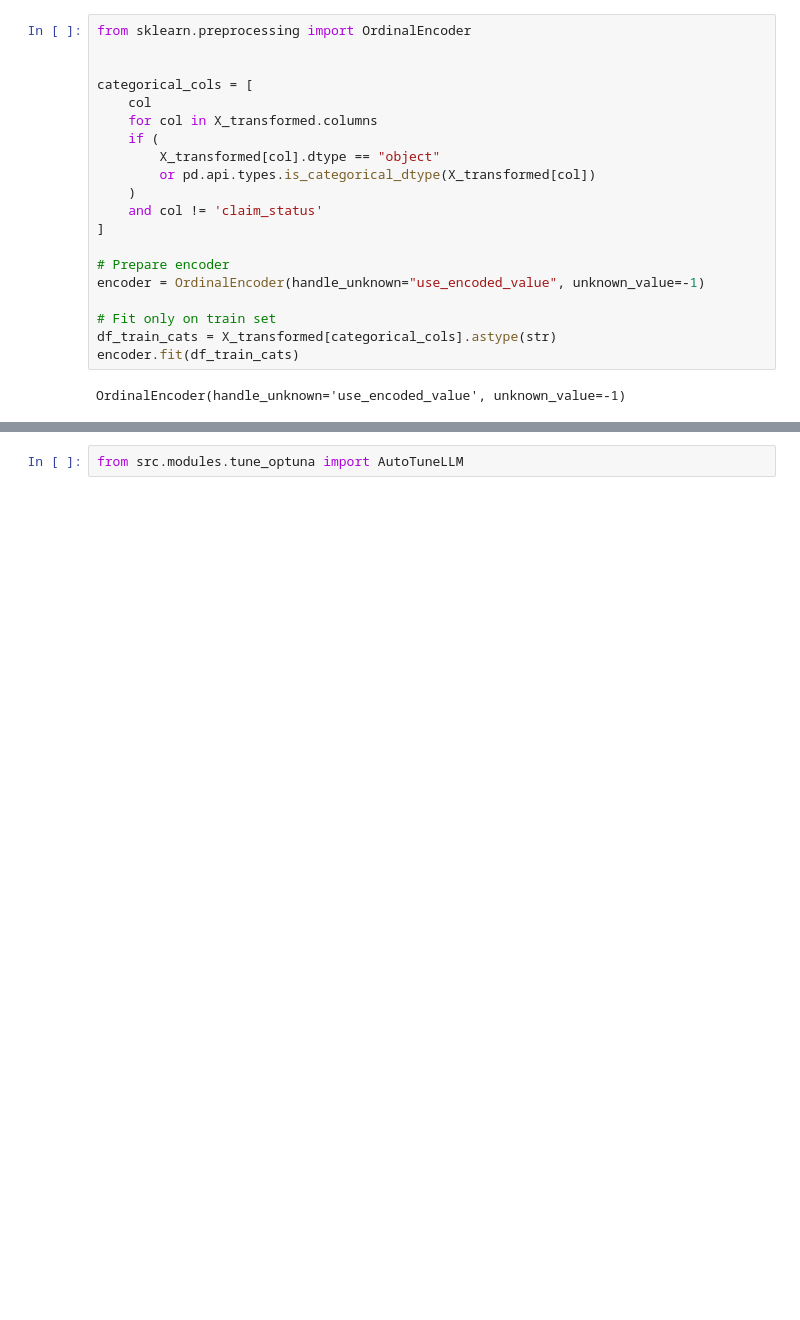
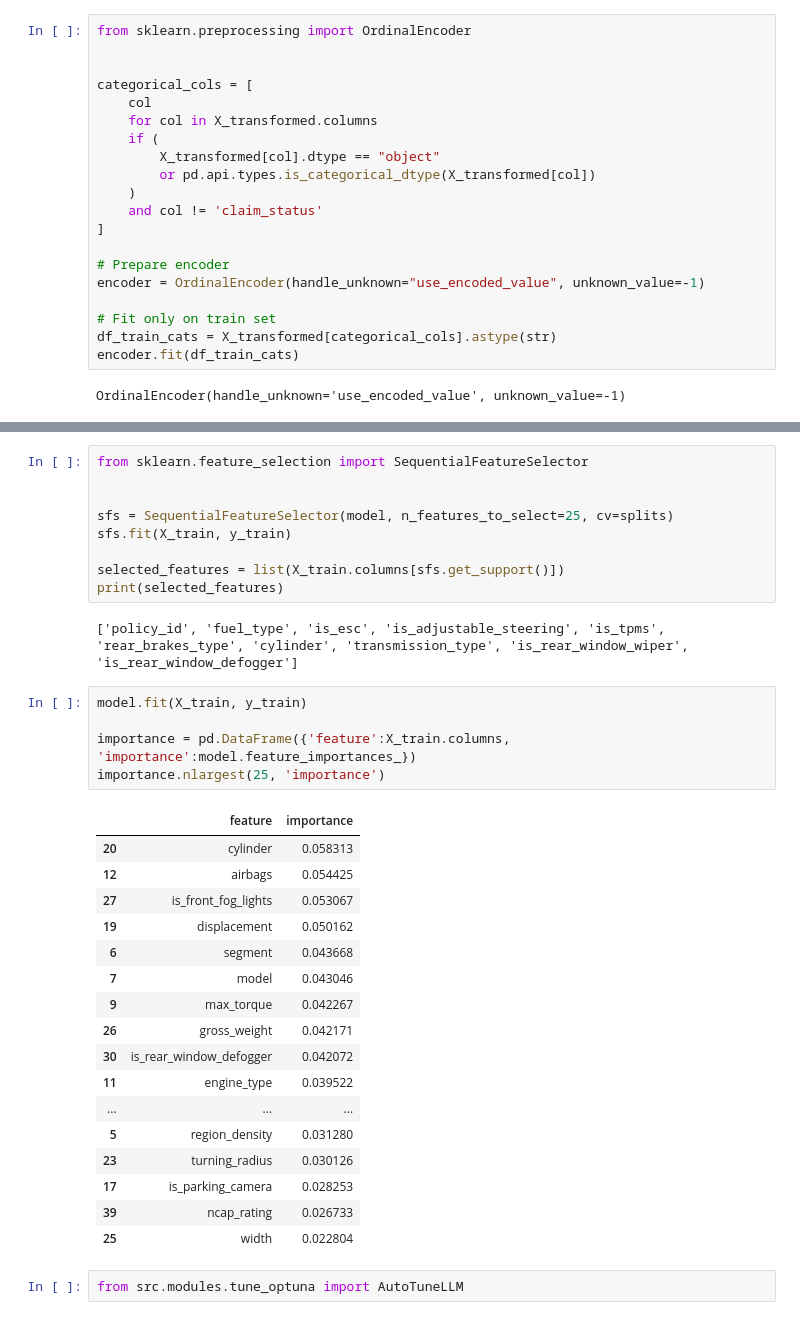
Before and after one commit to pdoubleg/ds-assistant, a Jupyter notebook: notebooks/auto_tune.ipynb, the cells around one changed output, grey strips where cells are left out. Saved outputs shown, nothing was run; the diff lists cells and outputs as text; blank space fills up the shorter version.

```diff
--- a/notebooks/auto_tune.ipynb
+++ b/notebooks/auto_tune.ipynb
@@ -224,3 +493,37 @@ X_transformed["claim_status"] = y_train
+# %%
+from sklearn.feature_selection import SequentialFeatureSelector
+
+
+sfs = SequentialFeatureSelector(model, n_features_to_select=25, cv=splits)
+sfs.fit(X_train, y_train)
+
+selected_features = list(X_train.columns[sfs.get_support()])
+print(selected_features)
+# %% [output]
+['policy_id', 'fuel_type', 'is_esc', 'is_adjustable_steering', 'is_tpms', 'rear_brakes_type', 'cylinder', 'transmission_type', 'is_rear_window_wiper', 'is_rear_window_defogger']
+# %%
+model.fit(X_train, y_train)
+
+importance = pd.DataFrame({'feature':X_train.columns, 'importance':model.feature_importances_})
+importance.nlargest(25, 'importance')
+# %% [output]
+|  | feature | importance |
+| 20 | cylinder | 0.058313 |
+| 12 | airbags | 0.054425 |
+| 27 | is_front_fog_lights | 0.053067 |
+| 19 | displacement | 0.050162 |
+| 6 | segment | 0.043668 |
+| 7 | model | 0.043046 |
+| 9 | max_torque | 0.042267 |
+| 26 | gross_weight | 0.042171 |
+| 30 | is_rear_window_defogger | 0.042072 |
+| 11 | engine_type | 0.039522 |
+| ... | ... | ... |
+| 5 | region_density | 0.031280 |
+| 23 | turning_radius | 0.030126 |
+| 17 | is_parking_camera | 0.028253 |
+| 39 | ncap_rating | 0.026733 |
+| 25 | width | 0.022804 |
 # %%
 from src.modules.tune_optuna import AutoTuneLLM
 # %%
```
Also changed, not shown: parts of 20 cells of this notebook, 2 other files.
